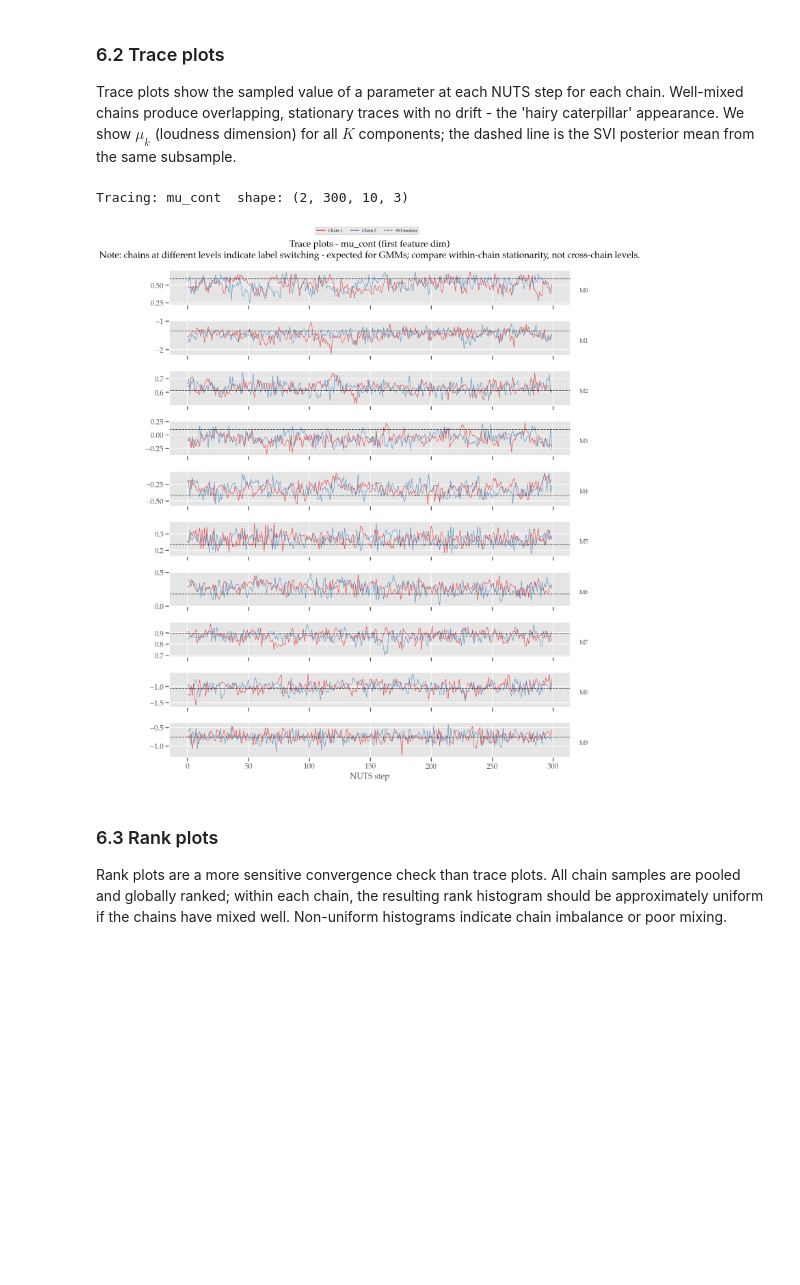
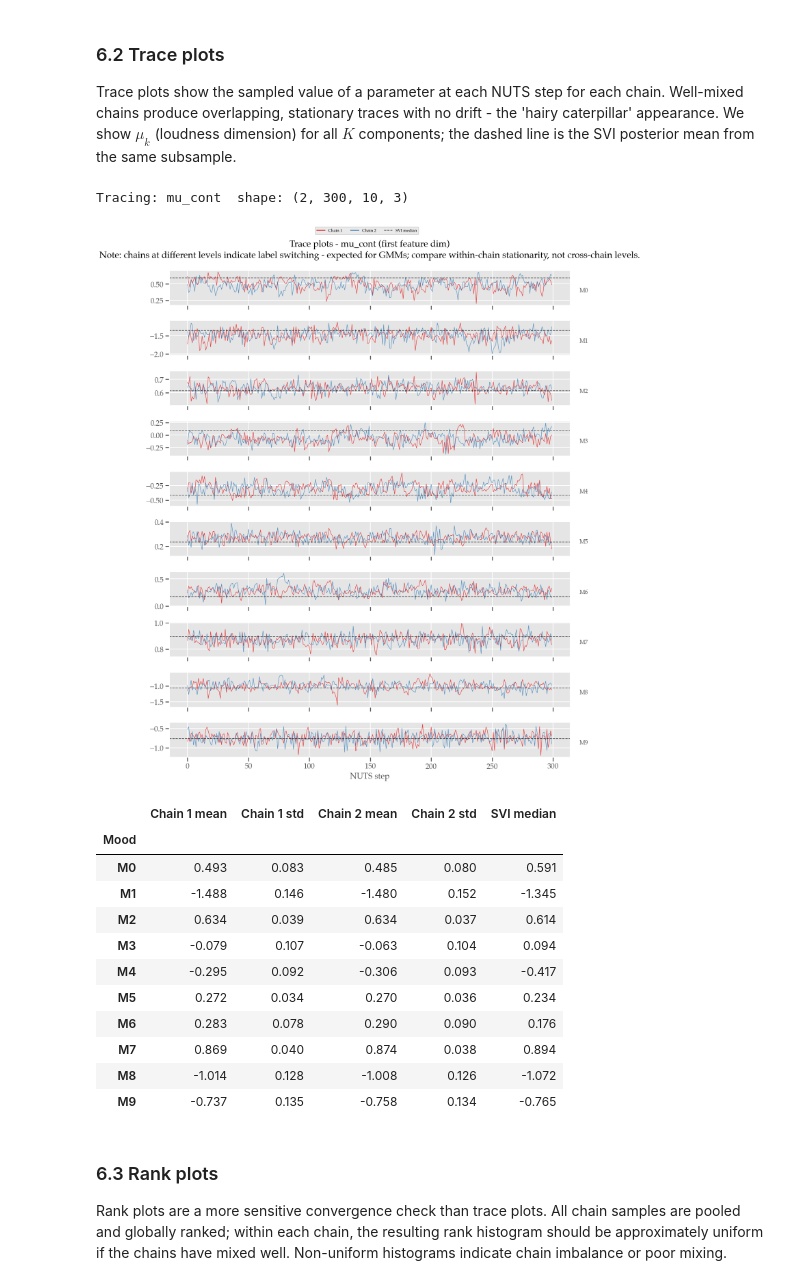
Before and after one commit to Maglehoj/MBML---2026, a Jupyter notebook: phase2_nuts_comparison.ipynb, the cells around one changed output. Drawn from its saved outputs; the diff is of its cells as text; code cells hidden in the pictures; blank space fills up the shorter version.

```diff
--- a/phase2_nuts_comparison.ipynb
+++ b/phase2_nuts_comparison.ipynb
@@ -398,34 +412,58 @@ for k in range(K):
     for c in range(n_chains):
         trace = t[c, :, k, 0].numpy() if t.dim() == 4 else t[c, :, k].numpy()
         ax.plot(trace, color=chain_cols[c], lw=0.9, alpha=0.85)
     if TRACE_PARAM in svi_median:
         ref     = svi_median[TRACE_PARAM].detach()
         svi_ref = ref[k, 0].item() if ref.dim() >= 2 else ref[k].item()
         ax.axhline(svi_ref, color='black', ls='--', lw=1.3, alpha=0.65)
     ax.set_ylabel(f'M{k}', rotation=0, labelpad=30, fontsize=13)
     ax.yaxis.set_label_position('right')
 
 legend_handles = (
     [plt.Line2D([0],[0], color=c, lw=1.5) for c in chain_cols[:n_chains]]
     + [plt.Line2D([0],[0], color='black', ls='--', lw=1.3, alpha=0.65)]
 )
 legend_labels = [f'Chain {c+1}' for c in range(n_chains)] + ['SVI median']
 fig.legend(legend_handles, legend_labels,
            loc='upper center', bbox_to_anchor=(0.5, 1.01),
            ncol=n_chains + 1, fontsize=9, framealpha=0.8)
 
 axes[0].set_title(
     f'Trace plots - {TRACE_PARAM} (first feature dim)\n'
     'Note: chains at different levels indicate label switching - '
     'expected for GMMs; compare within-chain stationarity, not cross-chain levels.',
     fontsize=20, pad=28,
 )
 axes[-1].set_xlabel('NUTS step')
 plt.tight_layout()
 plt.show()
+
+_ref = svi_median[TRACE_PARAM].detach()
+_rows = []
+for _k in range(K):
+    _row = {'Mood': f'M{_k}'}
+    for _c in range(n_chains):
+        _tr = t[_c, :, _k, 0].numpy() if t.dim() == 4 else t[_c, :, _k].numpy()
+        _row[f'Chain {_c+1} mean'] = round(_tr.mean(), 3)
+        _row[f'Chain {_c+1} std']  = round(_tr.std(),  3)
+    _row['SVI median'] = round(_ref[_k, 0].item() if _ref.dim() >= 2 else _ref[_k].item(), 3)
+    _rows.append(_row)
+display(pd.DataFrame(_rows).set_index('Mood'))
 # %% [output]
 Tracing: mu_cont  shape: (2, 300, 10, 3)
-[figure, old version]
+[figure, new version]
+|  | Chain 1 mean | Chain 1 std | Chain 2 mean | Chain 2 std | SVI median |
+| Mood |  |  |  |  |  |
+| M0 | 0.493 | 0.083 | 0.485 | 0.080 | 0.591 |
+| M1 | -1.488 | 0.146 | -1.480 | 0.152 | -1.345 |
+| M2 | 0.634 | 0.039 | 0.634 | 0.037 | 0.614 |
+| M3 | -0.079 | 0.107 | -0.063 | 0.104 | 0.094 |
+| M4 | -0.295 | 0.092 | -0.306 | 0.093 | -0.417 |
+| M5 | 0.272 | 0.034 | 0.270 | 0.036 | 0.234 |
+| M6 | 0.283 | 0.078 | 0.290 | 0.090 | 0.176 |
+| M7 | 0.869 | 0.040 | 0.874 | 0.038 | 0.894 |
+| M8 | -1.014 | 0.128 | -1.008 | 0.126 | -1.072 |
+| M9 | -0.737 | 0.135 | -0.758 | 0.134 | -0.765 |
 # %% [markdown]
 ### 6.3  Rank plots
 
```
Also changed, not shown: parts of 11 cells of this notebook.
